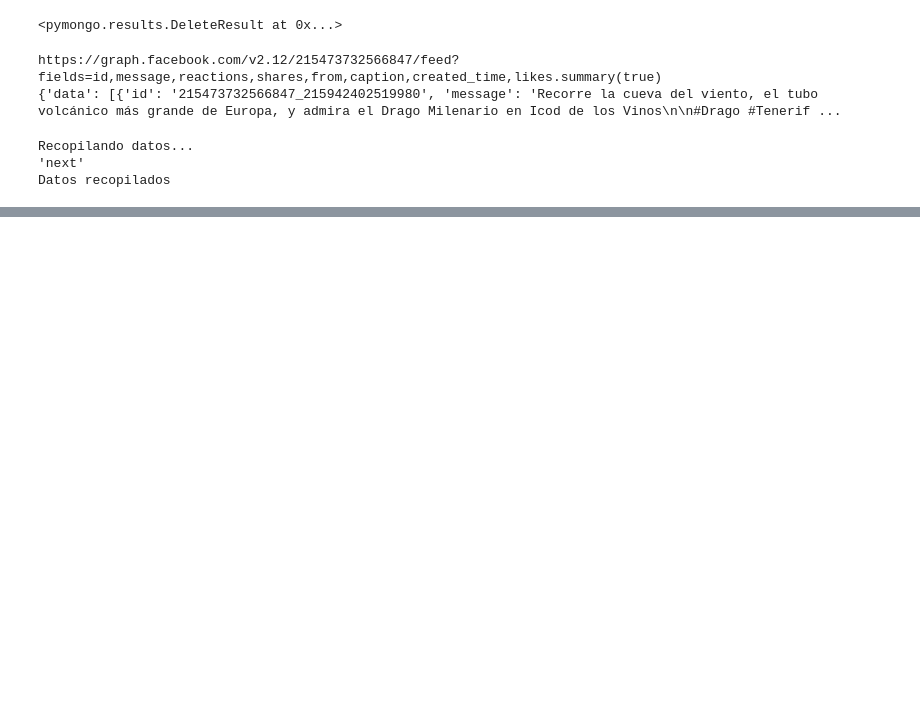
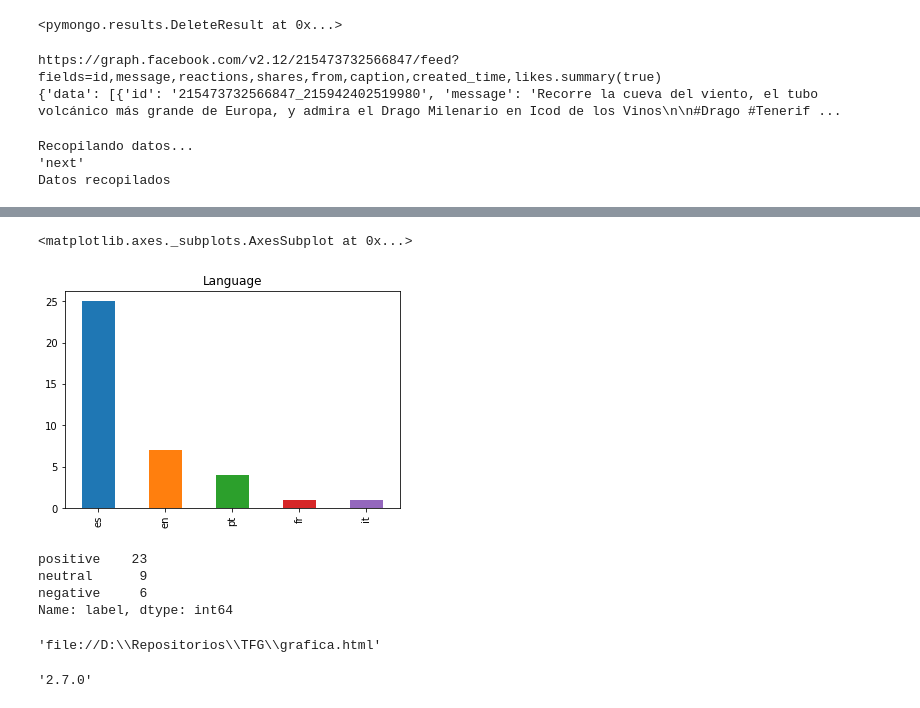
Before and after one commit to alu0100767803/TFG, a Jupyter notebook: Untitled.ipynb, the cells around one changed output, grey strips where cells are left out. Saved outputs shown, nothing was run; the diff lists cells and outputs as text; code cells hidden in the pictures; blank space fills up the shorter version.

```diff
--- a/Untitled.ipynb
+++ b/Untitled.ipynb
@@ -376,0 +443,38 @@ date
+# %%
+
+#df_nlu = df_comments
+#df_nlu['alchemy'] = df_nlu.apply(lambda x: get_sentiment(x['message']), axis=1, reduce=True)
+
+emotions = []
+sentiments = []
+languages = []
+
+for p in df_nlu['alchemy']:
+    if not p == None:
+        fichero = json.loads(p)
+        languages.append(fichero['language'])
+        sentiments.append((fichero['sentiment']['document']['label'], fichero['sentiment']['document']['score']))
+        if 'emotion' in fichero.keys():
+            emotions.append( fichero['emotion']['document']['emotion'])
+
+
+print(languages)
+print(sentiments)
+print(emotions)
+
+df_emotions = pandas.DataFrame(emotions)
+df_sentiments = pandas.DataFrame(sentiments)
+df_sentiments.columns = ['label', 'score']
+df_languages = pandas.DataFrame(languages)
+df_languages.columns = ['languages']
+
+"""for p in df_nlu['sentiments']:
+    if not p == None:
+        languages.append(p[0])
+        if not p[1] == None:
+            emotions.append(p[1])
+        sentiments.append(p[2])
+
+df_emotions = pandas.DataFrame(emotions)
+df_sentiments = pandas.DataFrame(sentiments)
+df_languages = pandas.DataFrame(languages)"""
@@ -376,0 +511,13 @@ date
+# %%
+df_languages['languages'].value_counts().plot(kind='bar', title='Language')
+# %% [output]
+<matplotlib.axes._subplots.AxesSubplot at 0x...>
+[figure, added]
+# %%
+#df_sentiments['label'].value_counts().plot(kind='bar', title='Sentiments')
+print(df_sentiments['label'].value_counts())
+# %% [output]
+positive    23
+neutral      9
+negative     6
+Name: label, dtype: int64
@@ -376,0 +529,12 @@ date
+# %%
+labels = df_sentiments['label'].value_counts().keys().tolist()
+values = df_sentiments['label'].value_counts().tolist()
+
+trace = go.Pie(labels=labels, values=values)
+plotly.offline.plot([trace], filename='grafica'+'.html')
+# %% [output]
+'file://D:\\Repositorios\\TFG\\grafica.html'
+# %%
+plotly.__version__
+# %% [output]
+'2.7.0'
```
Also changed, not shown: parts of 26 cells of this notebook, 20 other files.
